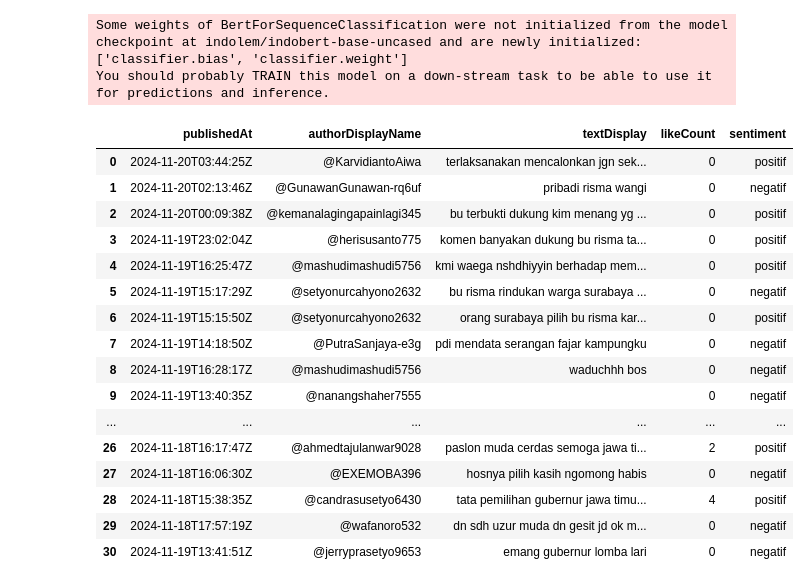
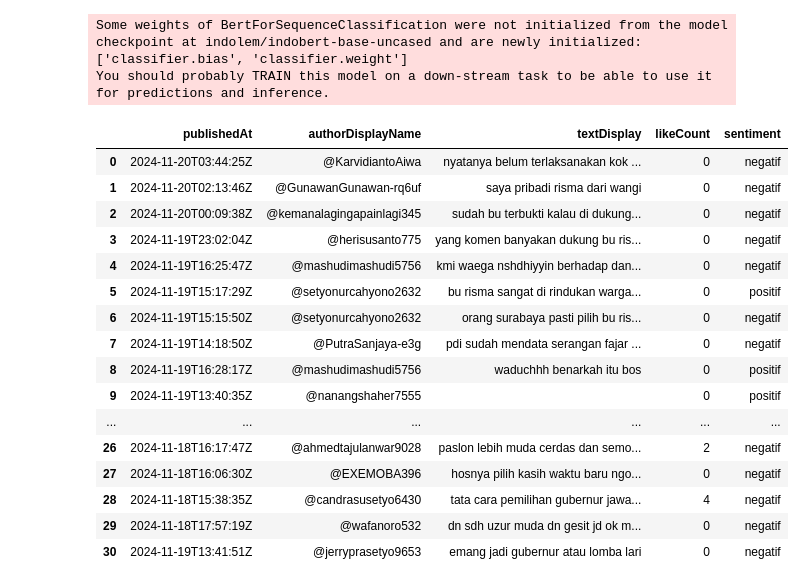
Before and after one commit to arifializevic/kuliah, a Jupyter notebook: Data Mining/Crawling Youtube.ipynb, the cells around one changed output. Drawn from its saved outputs; the diff is of its cells as text; code cells hidden in the pictures.

```diff
--- a/Data Mining/Crawling Youtube.ipynb
+++ b/Data Mining/Crawling Youtube.ipynb
@@ -1,4 +1,6 @@
 # %%
+!python -m spacy download en_core_web_lg
+
 import spacy
 import matplotlib.pyplot as plt
 import seaborn as sns
@@ -6,7 +8,7 @@ import pandas as pd
 from googleapiclient.discovery import build
 from transformers import AutoTokenizer, AutoModelForSequenceClassification, pipeline
 
-nlp = spacy.blank("id")
+nlp = spacy.load("en_core_web_lg")
 
 
 # Load IndoBERT model and tokenizer
@@ -94,46 +96,46 @@ def preprocess_text(text):
     # Use spaCy to process the text
     doc = nlp(text.lower())  # Convert to lowercase and process with spaCy
     # Filter out stopwords and non-alphabetical tokens
     text = [token.text for token in doc if not token.is_stop and token.is_alpha]
     return ' '.join(text)
 
 
 # ambil komentar
 comments = video_comments(video_id, apikey)
 
 # konvert ke DataFrame
 df = pd.DataFrame(comments, columns=[
                   'publishedAt', 'authorDisplayName', 'textDisplay', 'likeCount'])
 
 
 # Apply preprocessing
 df['textDisplay'] = df['textDisplay'].apply(preprocess_text)
 
 # Tambahkan kolom sentiment
 df['sentiment'] = df['textDisplay'].apply(analyze_sentiment_indo)
 df
 
 # Save to CSV
 # output_path = 'dataset/youtube_comments.csv'
 # df.to_csv(output_path, index=False)
 # print(f"Data successfully saved to '{output_path}'")
 # %% [output]
 Some weights of BertForSequenceClassification were not initialized from the model checkpoint at indolem/indobert-base-uncased and are newly initialized: ['classifier.bias', 'classifier.weight']
 You should probably TRAIN this model on a down-stream task to be able to use it for predictions and inference.
 |  | publishedAt | authorDisplayName | textDisplay | likeCount | sentiment |
-| 0 | 2024-11-20T03:44:25Z | @KarvidiantoAiwa | terlaksanakan mencalonkan jgn sek... | 0 | positif |
-| 1 | 2024-11-20T02:13:46Z | @GunawanGunawan-rq6uf | pribadi risma wangi | 0 | negatif |
-| 2 | 2024-11-20T00:09:38Z | @kemanalagingapainlagi345 | bu terbukti dukung kim menang yg ... | 0 | positif |
-| 3 | 2024-11-19T23:02:04Z | @herisusanto775 | komen banyakan dukung bu risma ta... | 0 | positif |
-| 4 | 2024-11-19T16:25:47Z | @mashudimashudi5756 | kmi waega nshdhiyyin berhadap mem... | 0 | positif |
-| 5 | 2024-11-19T15:17:29Z | @setyonurcahyono2632 | bu risma rindukan warga surabaya ... | 0 | negatif |
-| 6 | 2024-11-19T15:15:50Z | @setyonurcahyono2632 | orang surabaya pilih bu risma kar... | 0 | positif |
-| 7 | 2024-11-19T14:18:50Z | @PutraSanjaya-e3g | pdi mendata serangan fajar kampungku | 0 | negatif |
-| 8 | 2024-11-19T16:28:17Z | @mashudimashudi5756 | waduchhh bos | 0 | negatif |
-| 9 | 2024-11-19T13:40:35Z | @nanangshaher7555 |  | 0 | negatif |
+| 0 | 2024-11-20T03:44:25Z | @KarvidiantoAiwa | nyatanya belum terlaksanakan kok ... | 0 | negatif |
+| 1 | 2024-11-20T02:13:46Z | @GunawanGunawan-rq6uf | saya pribadi risma dari wangi | 0 | negatif |
+| 2 | 2024-11-20T00:09:38Z | @kemanalagingapainlagi345 | sudah bu terbukti kalau di dukung... | 0 | negatif |
+| 3 | 2024-11-19T23:02:04Z | @herisusanto775 | yang komen banyakan dukung bu ris... | 0 | negatif |
+| 4 | 2024-11-19T16:25:47Z | @mashudimashudi5756 | kmi waega nshdhiyyin berhadap dan... | 0 | negatif |
+| 5 | 2024-11-19T15:17:29Z | @setyonurcahyono2632 | bu risma sangat di rindukan warga... | 0 | positif |
+| 6 | 2024-11-19T15:15:50Z | @setyonurcahyono2632 | orang surabaya pasti pilih bu ris... | 0 | negatif |
+| 7 | 2024-11-19T14:18:50Z | @PutraSanjaya-e3g | pdi sudah mendata serangan fajar ... | 0 | negatif |
+| 8 | 2024-11-19T16:28:17Z | @mashudimashudi5756 | waduchhh benarkah itu bos | 0 | positif |
+| 9 | 2024-11-19T13:40:35Z | @nanangshaher7555 |  | 0 | positif |
 | ... | ... | ... | ... | ... | ... |
-| 26 | 2024-11-18T16:17:47Z | @ahmedtajulanwar9028 | paslon muda cerdas semoga jawa ti... | 2 | positif |
-| 27 | 2024-11-18T16:06:30Z | @EXEMOBA396 | hosnya pilih kasih ngomong habis | 0 | negatif |
-| 28 | 2024-11-18T15:38:35Z | @candrasusetyo6430 | tata pemilihan gubernur jawa timu... | 4 | positif |
+| 26 | 2024-11-18T16:17:47Z | @ahmedtajulanwar9028 | paslon lebih muda cerdas dan semo... | 2 | negatif |
+| 27 | 2024-11-18T16:06:30Z | @EXEMOBA396 | hosnya pilih kasih waktu baru ngo... | 0 | negatif |
+| 28 | 2024-11-18T15:38:35Z | @candrasusetyo6430 | tata cara pemilihan gubernur jawa... | 4 | negatif |
 | 29 | 2024-11-18T17:57:19Z | @wafanoro532 | dn sdh uzur muda dn gesit jd ok m... | 0 | negatif |
-| 30 | 2024-11-19T13:41:51Z | @jerryprasetyo9653 | emang gubernur lomba lari | 0 | negatif |
+| 30 | 2024-11-19T13:41:51Z | @jerryprasetyo9653 | emang jadi gubernur atau lomba lari | 0 | negatif |
```
Also changed, not shown: parts of 2 cells of this notebook, 1 other file.
